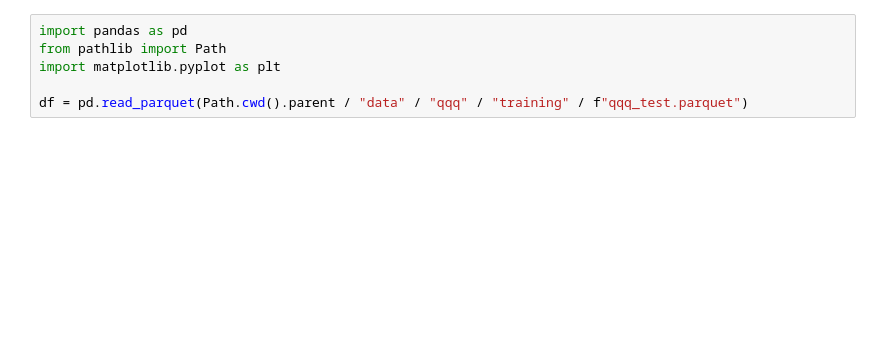
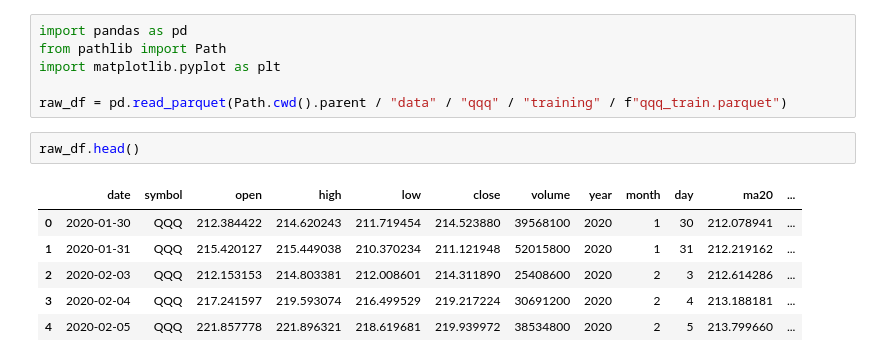
Before and after one commit to yeeislazy/stock_price_prediction, a Jupyter notebook: notebooks/eda.ipynb, the cells around one changed output. Drawn from its saved outputs; the diff is of its cells as text; blank space fills up the shorter version.

```diff
--- a/notebooks/eda.ipynb
+++ b/notebooks/eda.ipynb
@@ -3,4 +3,13 @@ import pandas as pd
 from pathlib import Path
 import matplotlib.pyplot as plt
 
-df = pd.read_parquet(Path.cwd().parent / "data" / "qqq" / "training" / f"qqq_test.parquet")
+raw_df = pd.read_parquet(Path.cwd().parent / "data" / "qqq" / "training" / f"qqq_train.parquet")
+# %%
+raw_df.head()
+# %% [output]
+|  | date | symbol | open | high | low | close | volume | year | month | day | ma20 | ... |
+| 0 | 2020-01-30 | QQQ | 212.384422 | 214.620243 | 211.719454 | 214.523880 | 39568100 | 2020 | 1 | 30 | 212.078941 | ... |
+| 1 | 2020-01-31 | QQQ | 215.420127 | 215.449038 | 210.370234 | 211.121948 | 52015800 | 2020 | 1 | 31 | 212.219162 | ... |
+| 2 | 2020-02-03 | QQQ | 212.153153 | 214.803381 | 212.008601 | 214.311890 | 25408600 | 2020 | 2 | 3 | 212.614286 | ... |
+| 3 | 2020-02-04 | QQQ | 217.241597 | 219.593074 | 216.499529 | 219.217224 | 30691200 | 2020 | 2 | 4 | 213.188181 | ... |
+| 4 | 2020-02-05 | QQQ | 221.857778 | 221.896321 | 218.619681 | 219.939972 | 38534800 | 2020 | 2 | 5 | 213.799660 | ... |
```
Also changed, not shown: parts of 5 cells of this notebook, 32 other files.
